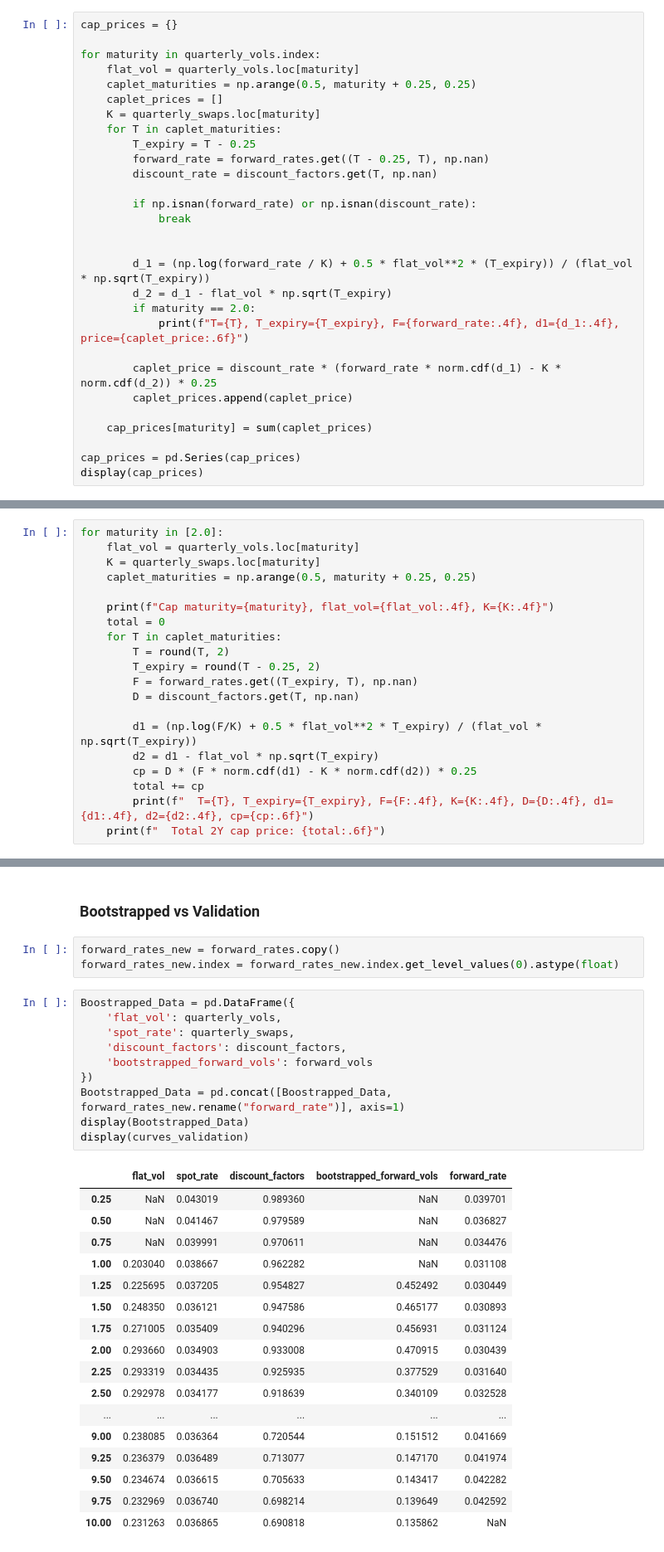
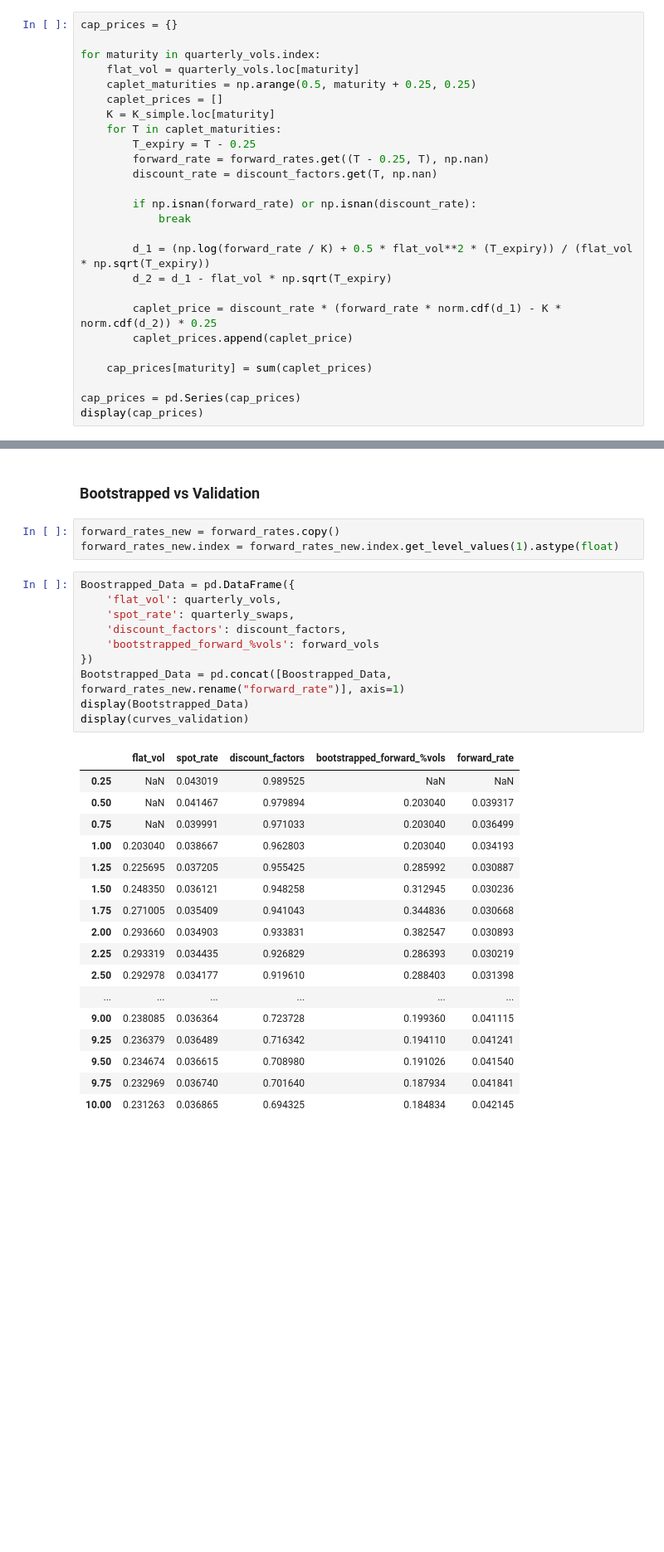
Before and after one commit to y3y-tech/Forward_Volatility_From_SOFR_Cap, a Jupyter notebook: Q1.ipynb, the cells around one changed output, grey strips where cells are left out. Shown at 83% size. Cells and saved outputs as stored; diff of their text form; blank space fills up the shorter version.

```diff
--- a/Q1.ipynb
+++ b/Q1.ipynb
@@ -165,7 +179,7 @@ for maturity in quarterly_vols.index:
     flat_vol = quarterly_vols.loc[maturity]
     caplet_maturities = np.arange(0.5, maturity + 0.25, 0.25)
     caplet_prices = []
-    K = quarterly_swaps.loc[maturity]
+    K = K_simple.loc[maturity]
     for T in caplet_maturities:
         T_expiry = T - 0.25
         forward_rate = forward_rates.get((T - 0.25, T), np.nan)
@@ -174,11 +188,8 @@ for maturity in quarterly_vols.index:
         if np.isnan(forward_rate) or np.isnan(discount_rate):
             break
 
-
         d_1 = (np.log(forward_rate / K) + 0.5 * flat_vol**2 * (T_expiry)) / (flat_vol * np.sqrt(T_expiry))
         d_2 = d_1 - flat_vol * np.sqrt(T_expiry)
-        if maturity == 2.0:
-            print(f"T={T}, T_expiry={T_expiry}, F={forward_rate:.4f}, d1={d_1:.4f}, price={caplet_price:.6f}")
 
         caplet_price = discount_rate * (forward_rate * norm.cdf(d_1) - K * norm.cdf(d_2)) * 0.25
         caplet_prices.append(caplet_price)
@@ -215,20 +218,0 @@ dtype: float64
-# %%
-for maturity in [2.0]:
-    flat_vol = quarterly_vols.loc[maturity]
-    K = quarterly_swaps.loc[maturity]
-    caplet_maturities = np.arange(0.5, maturity + 0.25, 0.25)
-
-    print(f"Cap maturity={maturity}, flat_vol={flat_vol:.4f}, K={K:.4f}")
-    total = 0
-    for T in caplet_maturities:
-        T = round(T, 2)
-        T_expiry = round(T - 0.25, 2)
-        F = forward_rates.get((T_expiry, T), np.nan)
-        D = discount_factors.get(T, np.nan)
-
-        d1 = (np.log(F/K) + 0.5 * flat_vol**2 * T_expiry) / (flat_vol * np.sqrt(T_expiry))
-        d2 = d1 - flat_vol * np.sqrt(T_expiry)
-        cp = D * (F * norm.cdf(d1) - K * norm.cdf(d2)) * 0.25
-        total += cp
-        print(f"  T={T}, T_expiry={T_expiry}, F={F:.4f}, K={K:.4f}, D={D:.4f}, d1={d1:.4f}, d2={d2:.4f}, cp={cp:.6f}")
-    print(f"  Total 2Y cap price: {total:.6f}")
@@ -352,35 +333,35 @@ Name: fwd vols, dtype: float64
 ### Bootstrapped vs Validation
 # %%
 forward_rates_new = forward_rates.copy()
-forward_rates_new.index = forward_rates_new.index.get_level_values(0).astype(float)
+forward_rates_new.index = forward_rates_new.index.get_level_values(1).astype(float)
 # %%
 Boostrapped_Data = pd.DataFrame({
     'flat_vol': quarterly_vols,
     'spot_rate': quarterly_swaps,
     'discount_factors': discount_factors,
-    'bootstrapped_forward_vols': forward_vols
+    'bootstrapped_forward_%vols': forward_vols
 })
 Bootstrapped_Data = pd.concat([Boostrapped_Data, forward_rates_new.rename("forward_rate")], axis=1)
 display(Bootstrapped_Data)
 display(curves_validation)
 # %% [output]
-|  | flat_vol | spot_rate | discount_factors | bootstrapped_forward_vols | forward_rate |
-| 0.25 | NaN | 0.043019 | 0.989360 | NaN | 0.039701 |
-| 0.50 | NaN | 0.041467 | 0.979589 | NaN | 0.036827 |
-| 0.75 | NaN | 0.039991 | 0.970611 | NaN | 0.034476 |
-| 1.00 | 0.203040 | 0.038667 | 0.962282 | NaN | 0.031108 |
-| 1.25 | 0.225695 | 0.037205 | 0.954827 | 0.452492 | 0.030449 |
-| 1.50 | 0.248350 | 0.036121 | 0.947586 | 0.465177 | 0.030893 |
-| 1.75 | 0.271005 | 0.035409 | 0.940296 | 0.456931 | 0.031124 |
-| 2.00 | 0.293660 | 0.034903 | 0.933008 | 0.470915 | 0.030439 |
-| 2.25 | 0.293319 | 0.034435 | 0.925935 | 0.377529 | 0.031640 |
-| 2.50 | 0.292978 | 0.034177 | 0.918639 | 0.340109 | 0.032528 |
+|  | flat_vol | spot_rate | discount_factors | bootstrapped_forward_%vols | forward_rate |
+| 0.25 | NaN | 0.043019 | 0.989525 | NaN | NaN |
+| 0.50 | NaN | 0.041467 | 0.979894 | 0.203040 | 0.039317 |
+| 0.75 | NaN | 0.039991 | 0.971033 | 0.203040 | 0.036499 |
+| 1.00 | 0.203040 | 0.038667 | 0.962803 | 0.203040 | 0.034193 |
+| 1.25 | 0.225695 | 0.037205 | 0.955425 | 0.285992 | 0.030887 |
+| 1.50 | 0.248350 | 0.036121 | 0.948258 | 0.312945 | 0.030236 |
+| 1.75 | 0.271005 | 0.035409 | 0.941043 | 0.344836 | 0.030668 |
+| 2.00 | 0.293660 | 0.034903 | 0.933831 | 0.382547 | 0.030893 |
+| 2.25 | 0.293319 | 0.034435 | 0.926829 | 0.286393 | 0.030219 |
+| 2.50 | 0.292978 | 0.034177 | 0.919610 | 0.288403 | 0.031398 |
 | ... | ... | ... | ... | ... | ... |
-| 9.00 | 0.238085 | 0.036364 | 0.720544 | 0.151512 | 0.041669 |
-| 9.25 | 0.236379 | 0.036489 | 0.713077 | 0.147170 | 0.041974 |
-| 9.50 | 0.234674 | 0.036615 | 0.705633 | 0.143417 | 0.042282 |
-| 9.75 | 0.232969 | 0.036740 | 0.698214 | 0.139649 | 0.042592 |
-| 10.00 | 0.231263 | 0.036865 | 0.690818 | 0.135862 | NaN |
+| 9.00 | 0.238085 | 0.036364 | 0.723728 | 0.199360 | 0.041115 |
+| 9.25 | 0.236379 | 0.036489 | 0.716342 | 0.194110 | 0.041241 |
+| 9.50 | 0.234674 | 0.036615 | 0.708980 | 0.191026 | 0.041540 |
+| 9.75 | 0.232969 | 0.036740 | 0.701640 | 0.187934 | 0.041841 |
+| 10.00 | 0.231263 | 0.036865 | 0.694325 | 0.184834 | 0.042145 |
 |  | swap rates | spot rates | discounts | forwards | flat vols | fwd vols |
 | tenor |  |  |  |  |  |  |
 | 0.25 | 0.042353 | 0.042353 | 0.989523 | NaN | NaN | NaN |
```
Also changed, not shown: parts of 15 cells of this notebook, 1 other file.
